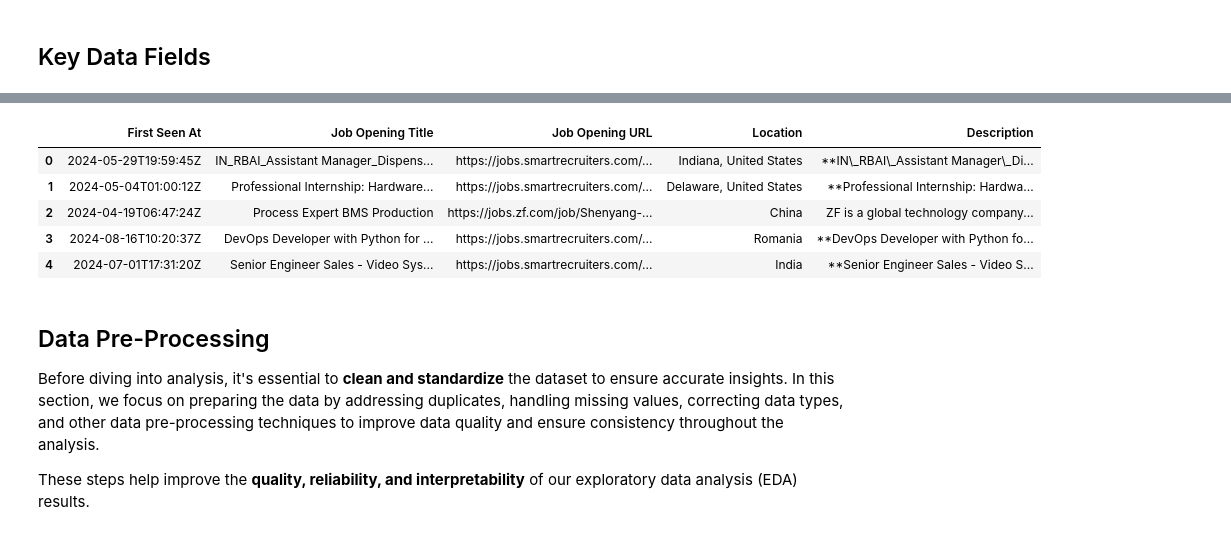
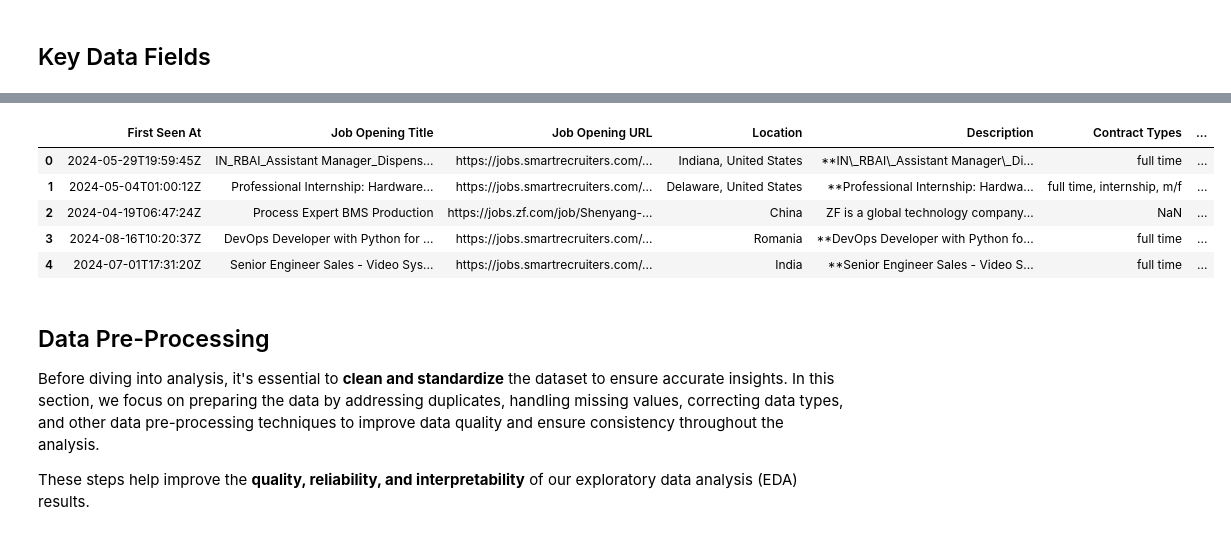
Before and after one commit to dredredre20/CSMODEL_MCO, a Jupyter notebook: mco.ipynb, the cells around one changed output, grey strips where cells are left out. Saved outputs shown, nothing was run; the diff lists cells and outputs as text; code cells hidden in the pictures.

Commit message:
added description for key data fields

```diff
--- a/mco.ipynb
+++ b/mco.ipynb
@@ -92,13 +96,13 @@ This section provides a brief description of the key attributes present in the d
 # %%
-key_data_fields = job_posting_df[['First Seen At', 'Job Opening Title', 'Job Opening URL', 'Location', 'Description']]
+key_data_fields = job_posting_df[['First Seen At', 'Job Opening Title', 'Job Opening URL', 'Location', 'Description', 'Contract Types', 'O*NET Family', 'Salary Data']]
 key_data_fields.head()
 # %% [output]
-|  | First Seen At | Job Opening Title | Job Opening URL | Location | Description |
-| 0 | 2024-05-29T19:59:45Z | IN_RBAI_Assistant Manager_Dispens... | https://jobs.smartrecruiters.com/... | Indiana, United States | **IN\_RBAI\_Assistant Manager\_Di... |
-| 1 | 2024-05-04T01:00:12Z | Professional Internship: Hardware... | https://jobs.smartrecruiters.com/... | Delaware, United States | **Professional Internship: Hardwa... |
-| 2 | 2024-04-19T06:47:24Z | Process Expert BMS Production | https://jobs.zf.com/job/Shenyang-... | China | ZF is a global technology company... |
-| 3 | 2024-08-16T10:20:37Z | DevOps Developer with Python for ... | https://jobs.smartrecruiters.com/... | Romania | **DevOps Developer with Python fo... |
-| 4 | 2024-07-01T17:31:20Z | Senior Engineer Sales - Video Sys... | https://jobs.smartrecruiters.com/... | India | **Senior Engineer Sales - Video S... |
+|  | First Seen At | Job Opening Title | Job Opening URL | Location | Description | Contract Types | ... |
+| 0 | 2024-05-29T19:59:45Z | IN_RBAI_Assistant Manager_Dispens... | https://jobs.smartrecruiters.com/... | Indiana, United States | **IN\_RBAI\_Assistant Manager\_Di... | full time | ... |
+| 1 | 2024-05-04T01:00:12Z | Professional Internship: Hardware... | https://jobs.smartrecruiters.com/... | Delaware, United States | **Professional Internship: Hardwa... | full time, internship, m/f | ... |
+| 2 | 2024-04-19T06:47:24Z | Process Expert BMS Production | https://jobs.zf.com/job/Shenyang-... | China | ZF is a global technology company... | NaN | ... |
+| 3 | 2024-08-16T10:20:37Z | DevOps Developer with Python for ... | https://jobs.smartrecruiters.com/... | Romania | **DevOps Developer with Python fo... | full time | ... |
+| 4 | 2024-07-01T17:31:20Z | Senior Engineer Sales - Video Sys... | https://jobs.smartrecruiters.com/... | India | **Senior Engineer Sales - Video S... | full time | ... |
 # %% [markdown]
 ## Data Pre-Processing
 
```
Also changed, not shown: parts of 1 cell of this notebook.
